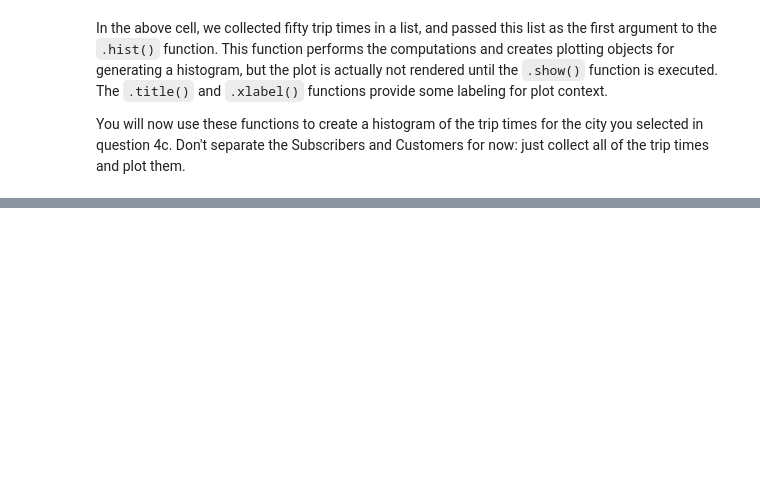
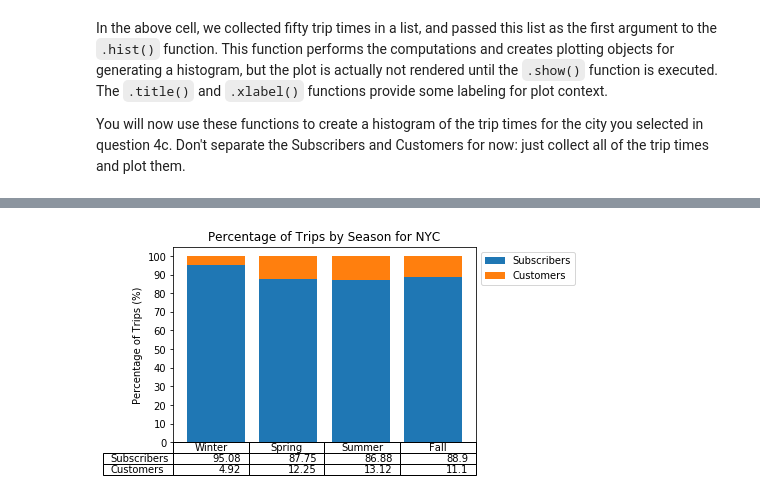
Before and after one commit to mattg614/Udacity_Bike_Share_Analysis, a Jupyter notebook: Bike_Share_Analysis.ipynb, the cells around one changed output, grey strips where cells are left out. Cells and saved outputs as stored; diff of their text form; code cells hidden in the pictures; blank space fills up the shorter version.

```diff
--- a/Bike_Share_Analysis.ipynb
+++ b/Bike_Share_Analysis.ipynb
@@ -329,0 +362,19 @@ print(number_of_trips(data_file))
+# %%
+## Modify this and the previous cell to answer Question 4a. Remember to run ##
+## the function on the cleaned data files you created from Question 3.      ##
+num_of_trips_results={}
+prop_of_trips_results={}
+cities=['NYC','Chicago','Washington']
+#Gather all results into one dictionary called results
+for city in cities:
+    num_of_trips_results[city]=list(number_of_trips('./data/{}-2016-Summary.csv'.format(city)))
+    prop_of_trips_results[city]=num_of_trips_results[city].copy()
+    prop_of_trips_results[city][0]/=num_of_trips_results[city][2]
+    prop_of_trips_results[city][1]/=num_of_trips_results[city][2]
+
+
+
+city_maxes, max_vals = find_max(cities,prop_of_trips_results)
+attributes=['proportion of trips made by subscribers','proportion of trips made by customer', 'total amount of trips']
+for i in range(len(attributes)):
+    print('The city with the largest {} is {} with a value of {}.'.format(attributes[i],city_maxes[i],max_vals[i]))
@@ -345,0 +441,19 @@ Now, you will write your own code to continue investigating properties of the da
+# %%
+#Test using Bay Area Example Data
+BA_data_file= './examples/BayArea-Y3-Summary.csv'
+BA_avg_trip_length, BA_percentage_over_30, BA_subs_duration, BA_cust_duration= trip_duration_analyzer(BA_data_file)
+
+print('Bay Area average trip length is: {} mins'.format(int(BA_avg_trip_length)))
+print('Bay Area percentage of trips over 30 mins is: {}\n'.format(BA_percentage_over_30))
+
+#Using the output summary files from the three cities to determine the average trip length and proportion of trips over
+#30 mins for each city.
+trip_length_results={}
+for city in cities:
+    trip_length_results[city]=trip_duration_analyzer('./data/{}-2016-Summary.csv'.format(city))
+
+
+
+for k,v in trip_length_results.items():
+    print('{} average trip length is: {} mins'.format(k,v[0]))
+    print('{} percentage of trips over 30 mins is: {}\n'.format(k,v[1]))
@@ -416,0 +691,7 @@ If any of the questions you posed in your answer to question 1 align with the bu
+# %%
+#NYC
+NYC_trips_by_season=num_of_trips_by_season(city_info['NYC']['out_file'])
+NYC_percentage_trips_by_season=percentage_of_trips_by_season(NYC_trips_by_season)
+plot_by_seasons(NYC_percentage_trips_by_season,'NYC')
+# %% [output]
+[figure, added]
```
Also changed, not shown: parts of 26 cells of this notebook.
